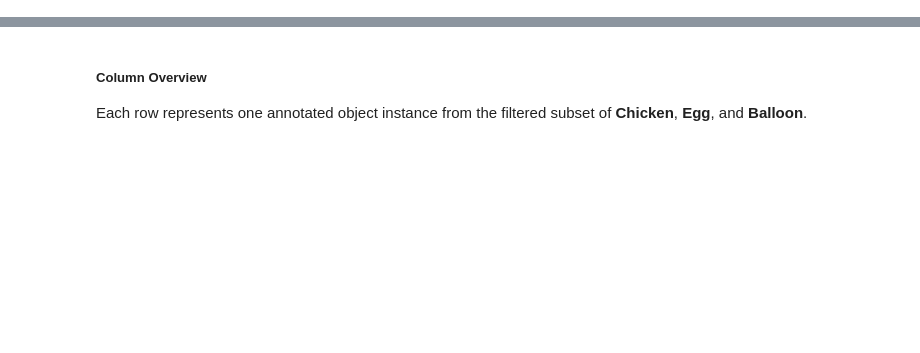
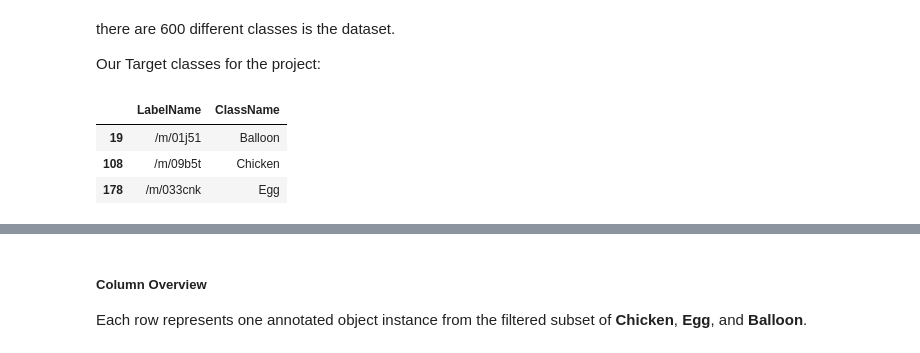
Before and after one commit to Nuray-Visne/image_classification, a Jupyter notebook: image_classification.ipynb, the cells around one changed output, grey strips where cells are left out. Cells and saved outputs as stored; diff of their text form; code cells hidden in the pictures; blank space fills up the shorter version.

```diff
--- a/image_classification.ipynb
+++ b/image_classification.ipynb
@@ -55,0 +104,13 @@ print(df.head())
+# %% [markdown]
+there are 600 different classes is the dataset.
+
+Our Target classes for the project:
+# %%
+needle = r"(?i)egg|chicken|balloon"
+mask = classes["ClassName"].str.contains(needle, regex=True, na=False)
+classes.loc[mask]
+# %% [output]
+|  | LabelName | ClassName |
+| 19 | /m/01j51 | Balloon |
+| 108 | /m/09b5t | Chicken |
+| 178 | /m/033cnk | Egg |
```
Also changed, not shown: parts of 20 cells of this notebook, 7 other files.
